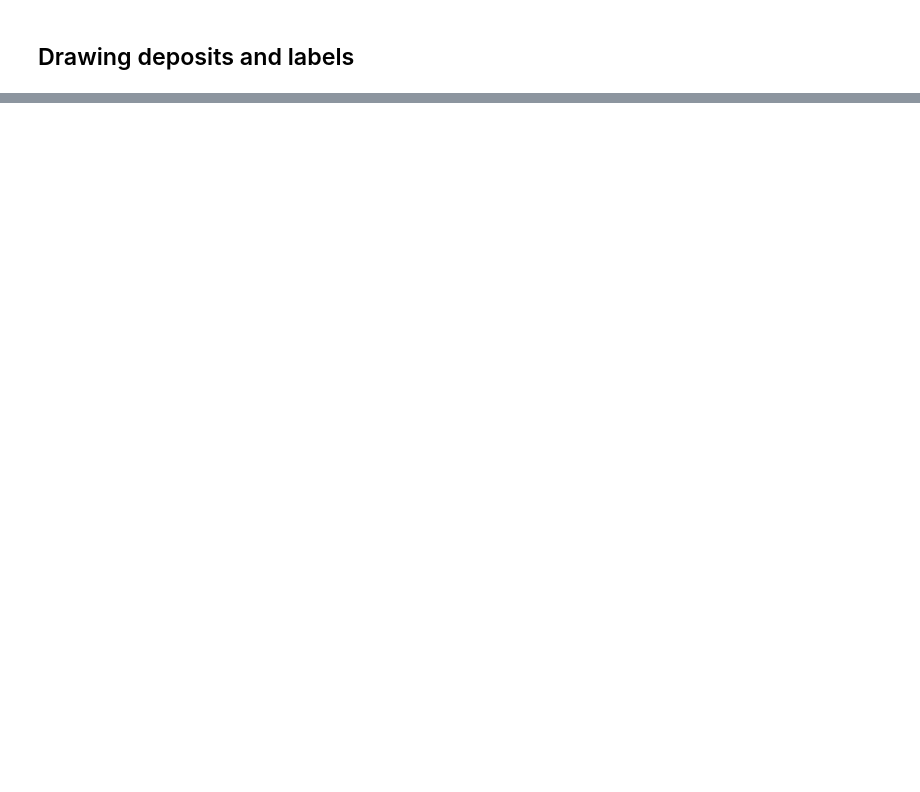
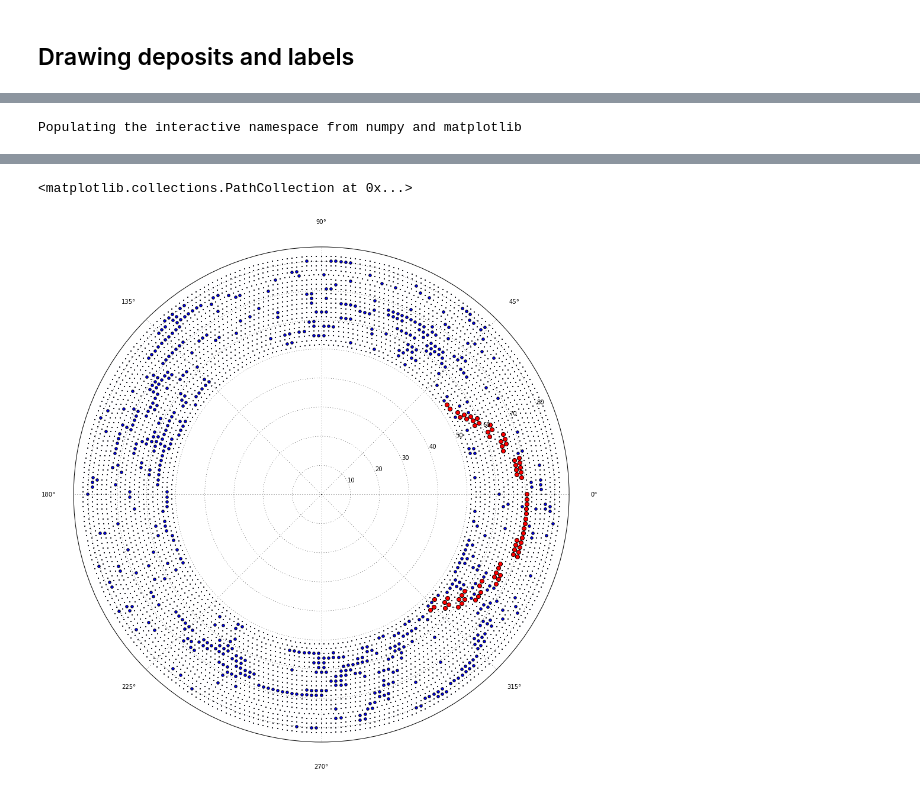
Before and after one commit to ewengillies/track-finding-yandex, a Jupyter notebook: notebooks/Drawing.ipynb, the cells around one changed output, grey strips where cells are left out. Cells and saved outputs as stored; diff of their text form; code cells hidden in the pictures; blank space fills up the shorter version.

```diff
--- a/notebooks/Drawing.ipynb
+++ b/notebooks/Drawing.ipynb
@@ -81,0 +117,24 @@ for event_id in [1, 4, 5]:
+# %%
+%pylab inline
+import sys
+sys.path.insert(0, '..')
+from data import Dataset
+dataset = Dataset('../data/signal_TDR.root')
+rhos, phis = dataset.get_wires_rhos_and_phis()
+
+evt = 1
+
+def setup_plot_for_detector(size=(15, 15)):
+    figsize(*size)
+    axes(polar=True)
+    # set appropriate
+    ylim(0, 85)
+
+setup_plot_for_detector()
+sg = where(dataset.get_hit_types(evt) == 1)[0]
+bg = where(dataset.get_hit_types(evt) == 2)[0]
+scatter(phis, rhos, marker='.', s=5)
+scatter(phis[bg], rhos[bg], marker='o', c='b')
+scatter(phis[sg], rhos[sg], marker='o', c='r',s=50)
+# %% [output]
+Populating the interactive namespace from numpy and matplotlib
@@ -81,0 +143,2 @@ for event_id in [1, 4, 5]:
+<matplotlib.collections.PathCollection at 0x...>
+[figure, added]
```
Also changed, not shown: parts of 7 cells of this notebook, 5 other files.
